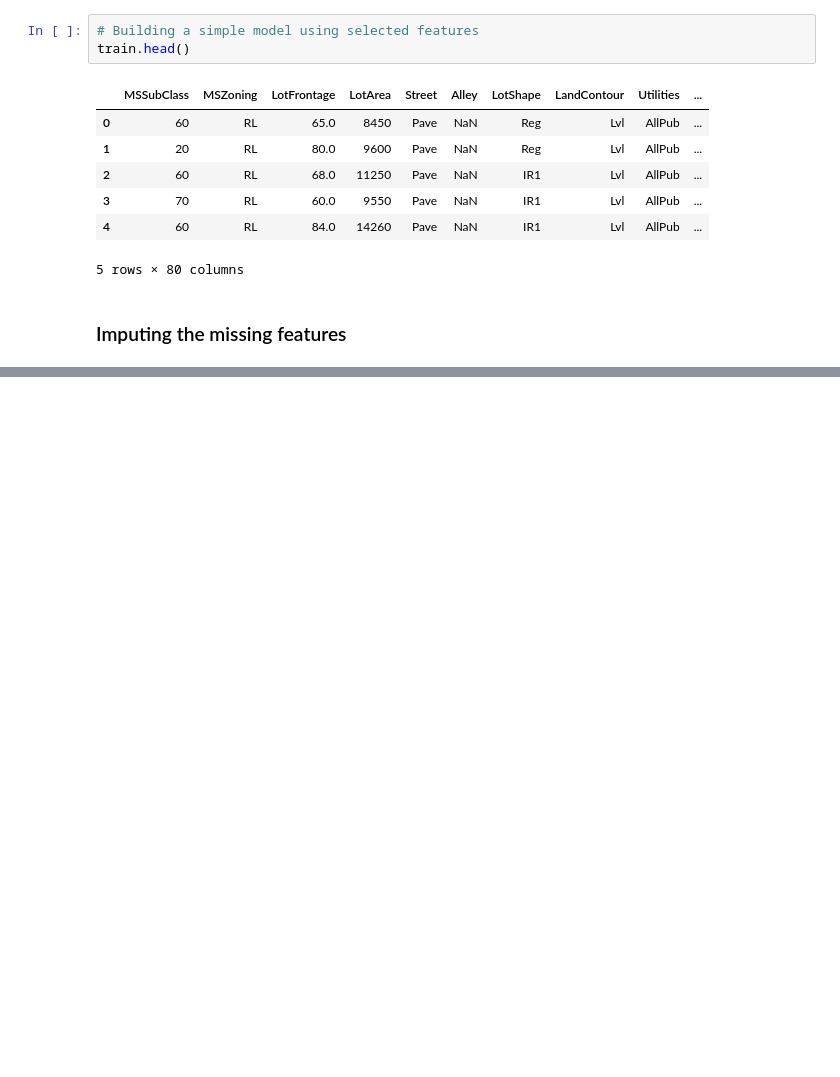
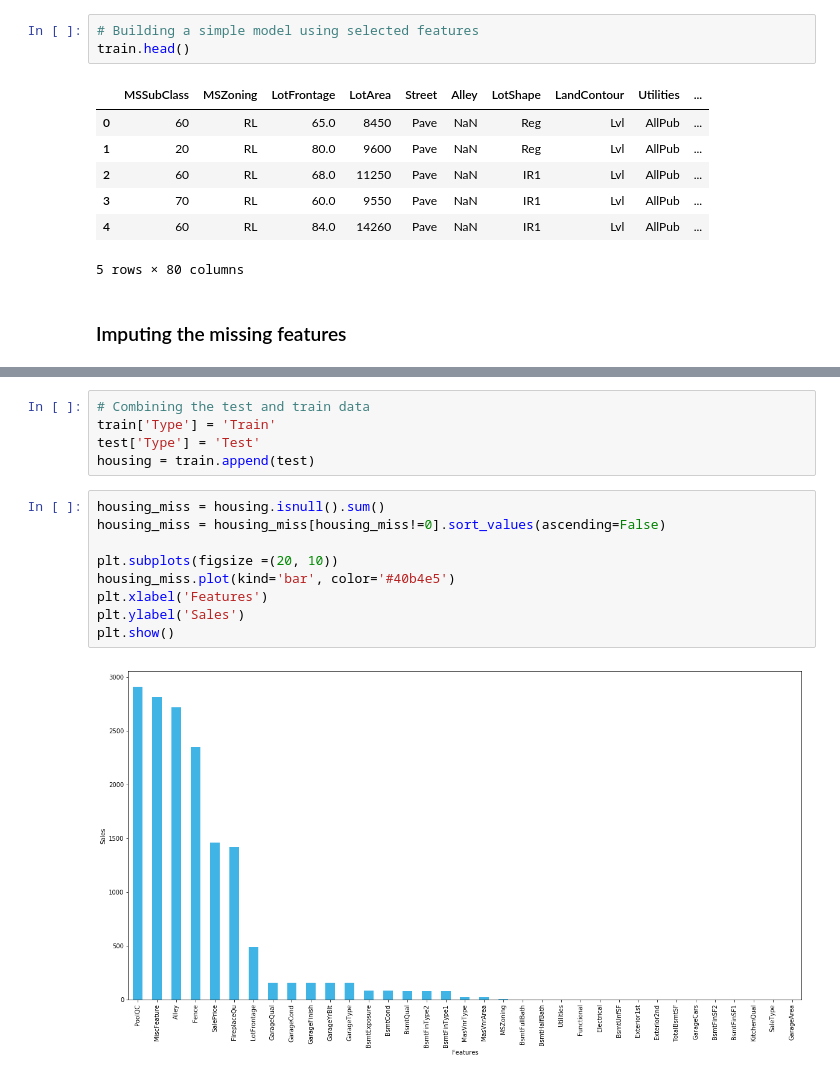
Before and after one commit to sneha-kathuria/advance-house-price, a Jupyter notebook: ipynb_notebook/Advance House Price .ipynb, the cells around one changed output, grey strips where cells are left out. Saved outputs shown, nothing was run; the diff lists cells and outputs as text; blank space fills up the shorter version.

```diff
--- a/ipynb_notebook/Advance House Price .ipynb
+++ b/ipynb_notebook/Advance House Price .ipynb
@@ -96,0 +114,16 @@ plt.show()
+# %%
+# Combining the test and train data
+train['Type'] = 'Train'
+test['Type'] = 'Test'
+housing = train.append(test)
+# %%
+housing_miss = housing.isnull().sum()
+housing_miss = housing_miss[housing_miss!=0].sort_values(ascending=False)
+
+plt.subplots(figsize =(20, 10))
+housing_miss.plot(kind='bar', color='#40b4e5')
+plt.xlabel('Features')
+plt.ylabel('Sales')
+plt.show()
+# %% [output]
+[figure, added]
```
Also changed, not shown: parts of 31 cells of this notebook.
